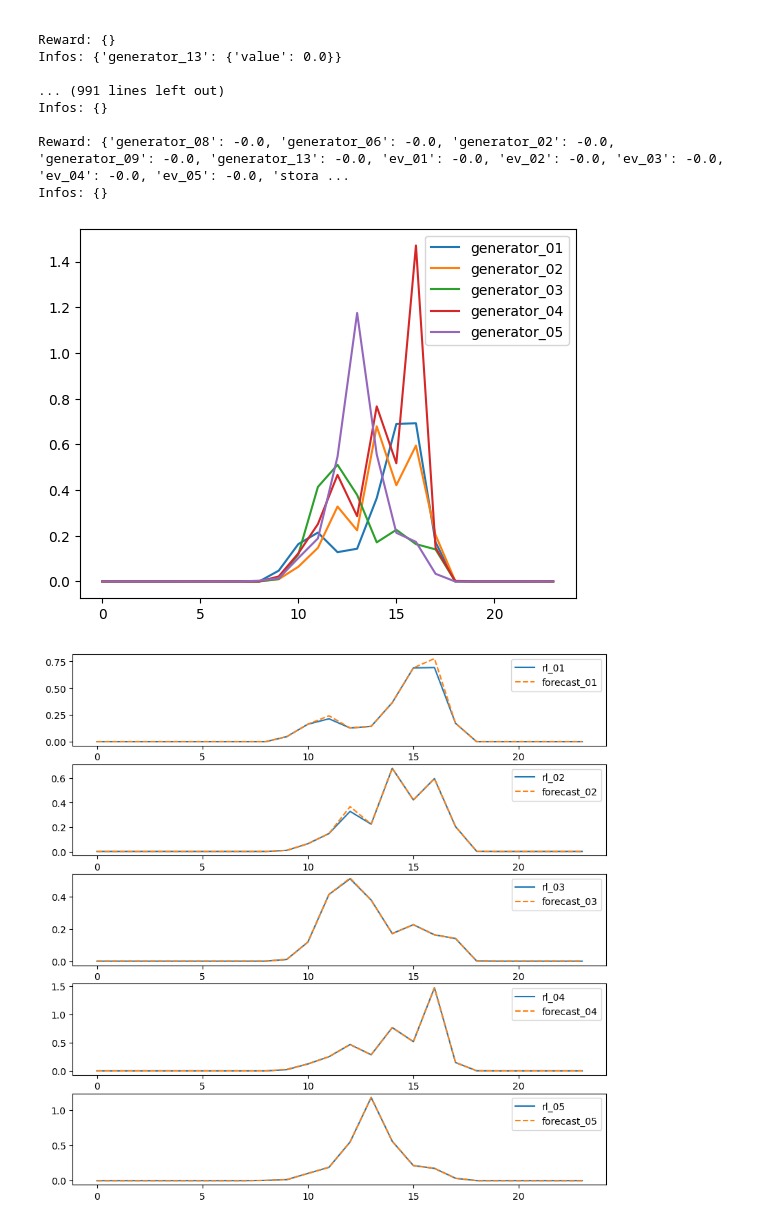
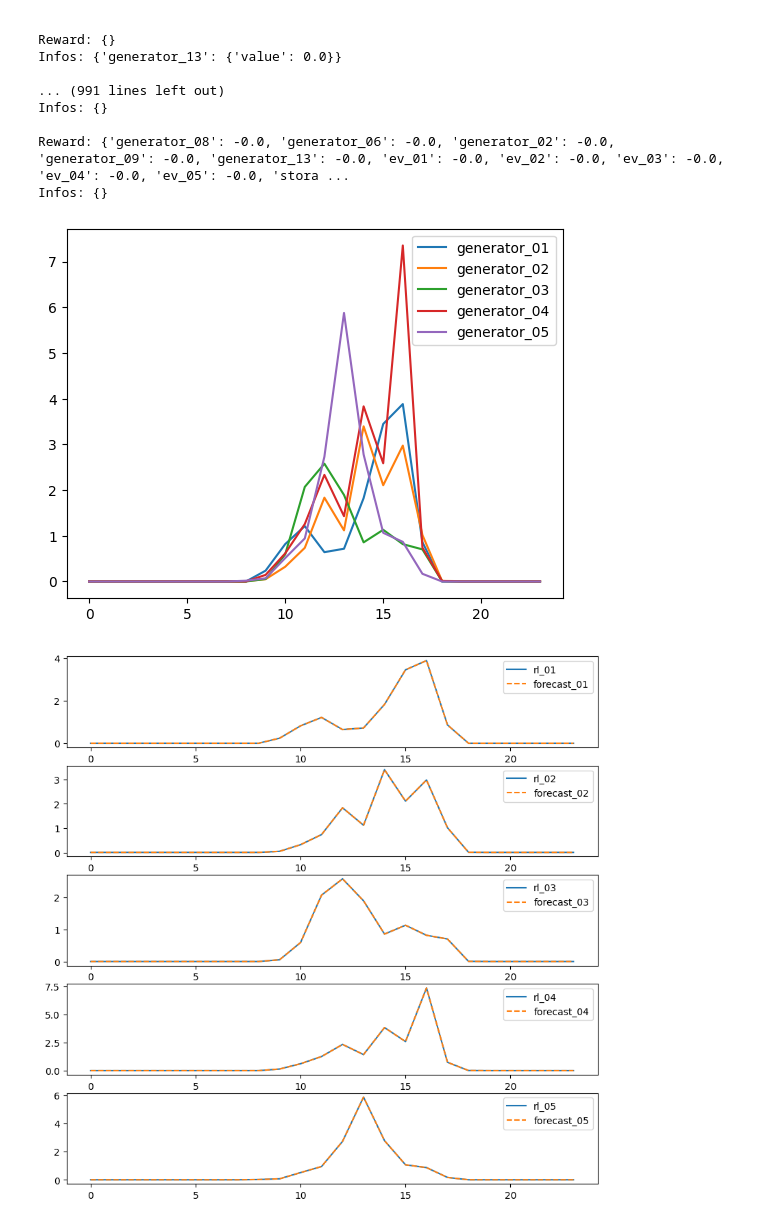
Before and after one commit to ECGomes/pyecom, a Jupyter notebook: notebooks/scenarios/sequential_testing/sequential_rl_v1.ipynb, the cells around one changed output. Saved outputs shown, nothing was run; the diff lists cells and outputs as text; code cells hidden in the pictures.

```diff
--- a/notebooks/scenarios/sequential_testing/sequential_rl_v1.ipynb
+++ b/notebooks/scenarios/sequential_testing/sequential_rl_v1.ipynb
@@ -103,7 +103,7 @@ def create_resources(upacs, ec, ev):
             name='generator_' + current_name,
             value=np.zeros(upacs[current_name]['pv'].shape),
             lower_bound=np.zeros(upacs[current_name]['pv'].shape),
-            upper_bound=upacs[current_name]['pv'].values,
+            upper_bound=upacs[current_name]['pv'].values * 5,
             cost=ec.generator['cost_parameter_b'][0] * np.ones(upacs[current_name].shape[0]),
             cost_nde=ec.generator['cost_nde'][0],
             is_renewable=True))
@@ -154,7 +154,7 @@ def create_resources(upacs, ec, ev):
         cost=np.tile(ec.peers['buy_price'][0, 0], (upacs['02'].shape[0])),
         imports=np.zeros(upacs['02'].shape[0]),
         exports=np.zeros(upacs['02'].shape[0]),
-        import_cost=np.tile(ec.peers['buy_price'][0, 0], (int(upacs['02'].shape[0]))),
+        import_cost=np.tile(ec.peers['buy_price'][0, 0], (int(upacs['02'].shape[0]))), # * 100,
         export_cost=np.tile(ec.peers['sell_price'][0, 0], (int(upacs['02'].shape[0]))),
         import_max=np.tile(ec.peers['import_contracted_p_max'][0, 0], (int(upacs['02'].shape[0]))),
         export_max=np.tile(ec.peers['export_contracted_p_max'][0, 0], (int(upacs['02'].shape[0])))))
@@ -245,9 +245,9 @@ from ray.tune import register_env
 ray.shutdown()
 ray.init()
 
-IMPORT_PENALTY = 1000
+IMPORT_PENALTY = 1
 EXPORT_PENALTY = 1
-STORAGE_ACTION_PENALTY = 1
+STORAGE_ACTION_PENALTY = 100
 EV_ACTION_PENALTY = 1
 EV_REQUIREMENT_PENALTY = 3000
 BALANCE_PENALTY = 2000
@@ -256,7 +256,7 @@ checkpoint = None
 algo = None
 
 # Build a loop for using separate resources on a daily basis
-for i in list(dataset_resources.keys())[:60]:
+for i in list(dataset_resources.keys())[:1]:
 
     temp_resources = dataset_resources[i]
 
@@ -307,7 +307,7 @@ for i in list(dataset_resources.keys())[:60]:
 
     # Train for n iterations and report results (mean episode rewards)
     print(f"Day {i}\n")
-    for i in range(100):
+    for i in range(200):
         results = algo.train()
         print(f"Iter: {i}; avg. reward={results['episode_reward_mean']}")
 
@@ -400,22 +400,22 @@ for i in range(5):
 plt.legend(['generator_{:02d}'.format(i+1) for i in range(data_ec.generator['p_forecast'].shape[0])])
 plt.show()
 # %% [output]
-[figure, old version]
+[figure, new version]
 # %%
 # Create subplots with the generator values and the forecast
 
 fig, axs = plt.subplots(5, 1, figsize=(10, 10))
 
 for i in np.arange(5):
     axs[i].plot(test_env.generators[i].value, label='rl_{:02d}'.format(i+1))
-    axs[i].plot(data_upacs[list(data_upacs.keys())[i]]['pv'].loc['2019-01-01'].values, label='forecast_{:02d}'.format(i+1),
+    axs[i].plot(data_upacs[list(data_upacs.keys())[i]]['pv'].loc['2019-01-01'].values * 5, label='forecast_{:02d}'.format(i+1),
                 linestyle='--')
 
     axs[i].legend()
 
 plt.show()
 # %% [output]
-[figure, old version]
+[figure, new version]
 # %%
 # Plot the storage state of charge
 
```
Also changed, not shown: parts of 7 cells of this notebook, 1 other file.
